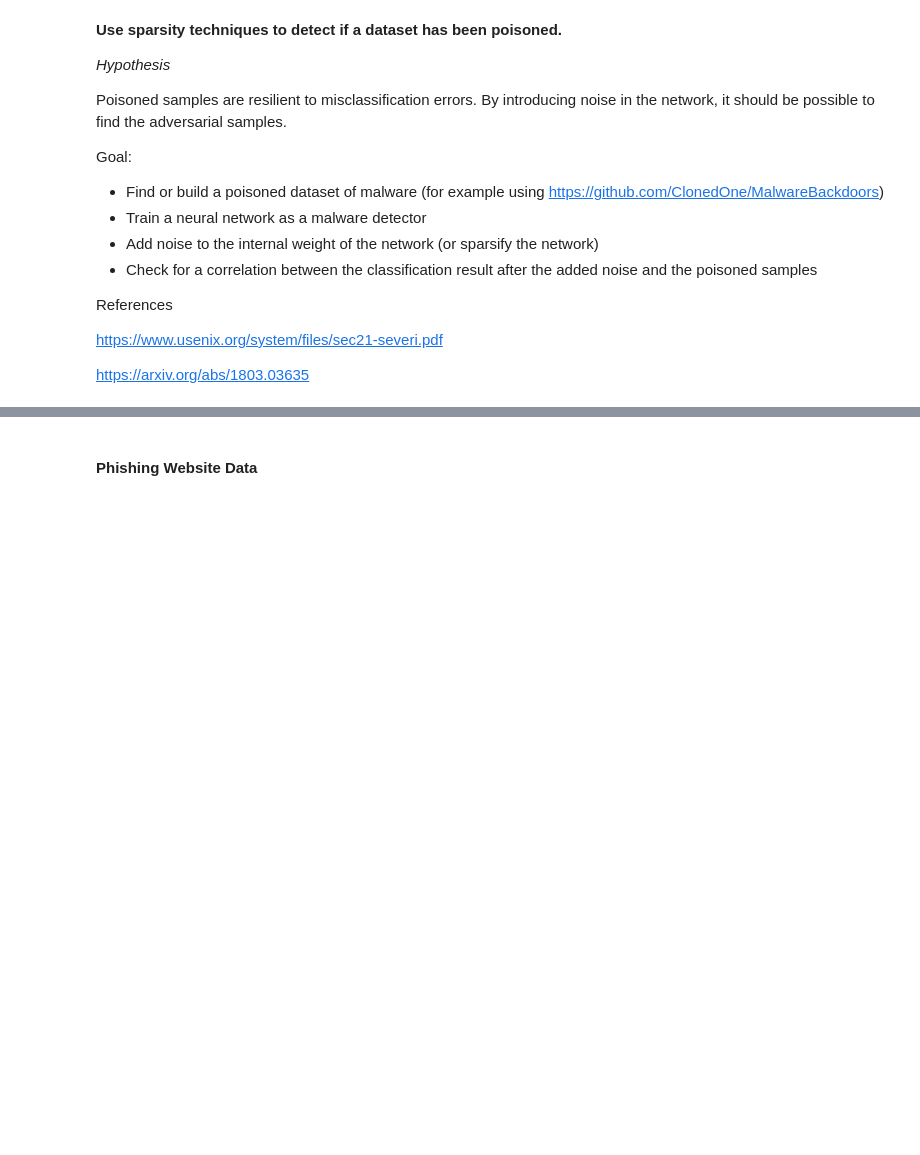
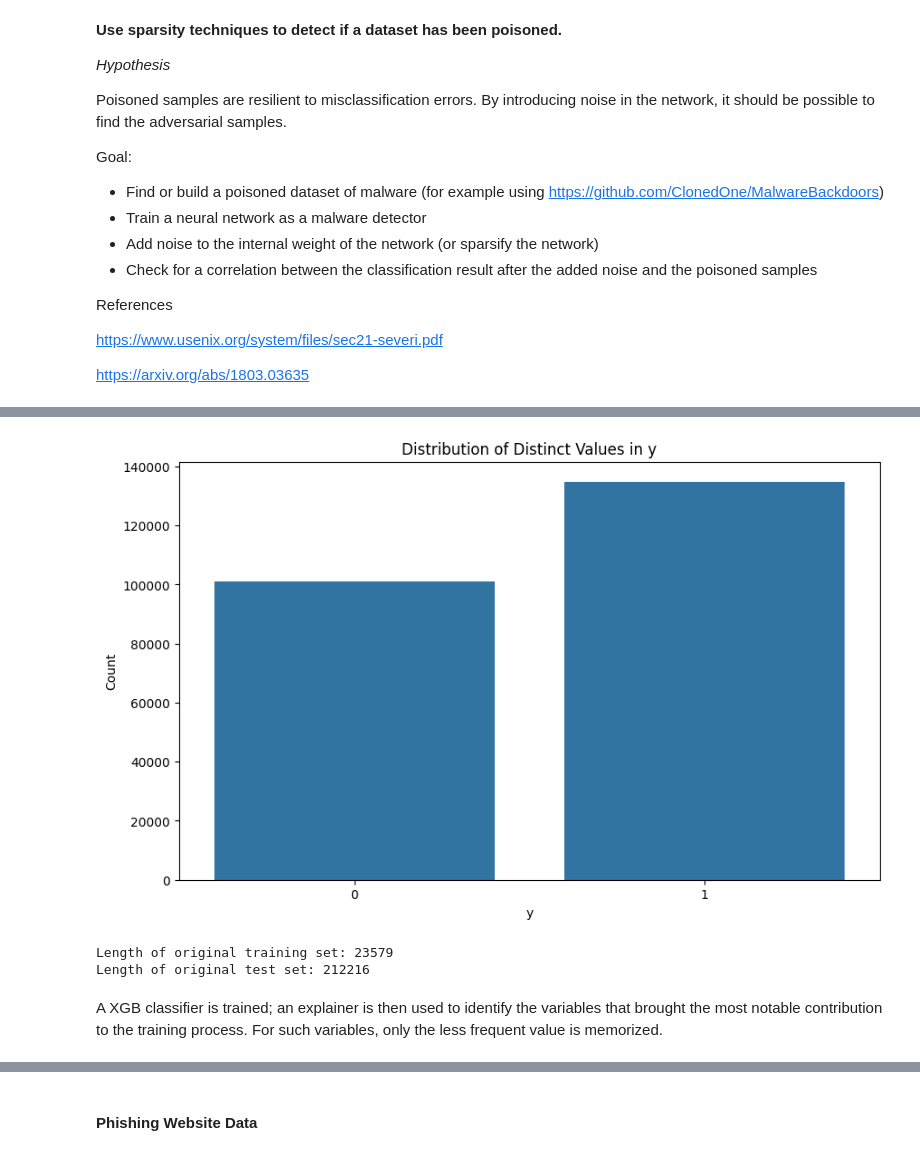
Before and after one commit to madalinaionela/Cybersecurity, a Jupyter notebook: cybersecurity_project_datasets.ipynb, the cells around one changed output, grey strips where cells are left out. Cells and saved outputs as stored; diff of their text form; code cells hidden in the pictures; blank space fills up the shorter version.

```diff
--- a/cybersecurity_project_datasets.ipynb
+++ b/cybersecurity_project_datasets.ipynb
@@ -116,0 +153,7 @@ train_model.train(args)
+# %%
+phishing_websites_2 = fetch_ucirepo(id=967)
+
+X = phishing_websites_2.data.features
+y = phishing_websites_2.data.targets
+
+print(X.head())
@@ -116,0 +234,20 @@ train_model.train(args)
+# %%
+# Plot the distribution of distinct values for the target (y) variable
+plt.figure(figsize=(10, 6))
+sns.countplot(x=y['label'])
+plt.title('Distribution of Distinct Values in y')
+plt.xlabel('y')
+plt.ylabel('Count')
+plt.show()
+# %% [output]
+[figure, added]
+# %%
+X_train, X_test, y_train, y_test = train_test_split(X, y, test_size=0.9, random_state=seed)
+
+print(f"Length of original training set: {len(X_train)}")
+print(f"Length of original test set: {len(X_test)}")
+# %% [output]
+Length of original training set: 23579
+Length of original test set: 212216
+# %% [markdown]
+A XGB classifier is trained; an explainer is then used to identify the variables that brought the most notable contribution to the training process. For such variables, only the less frequent value is memorized.
```
Also changed, not shown: parts of 21 cells of this notebook.
